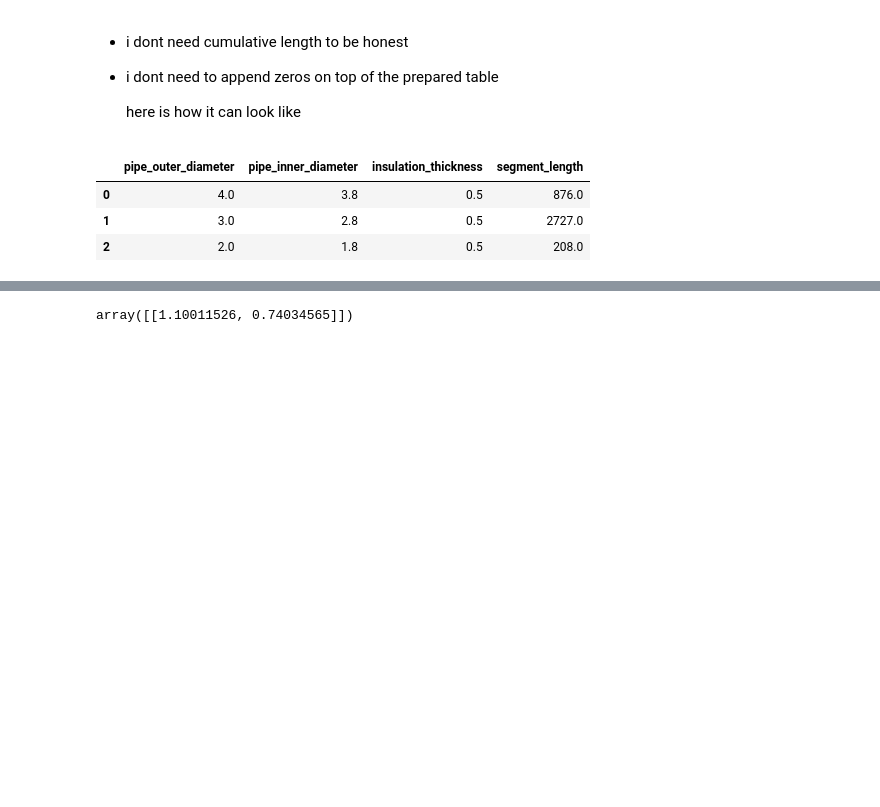
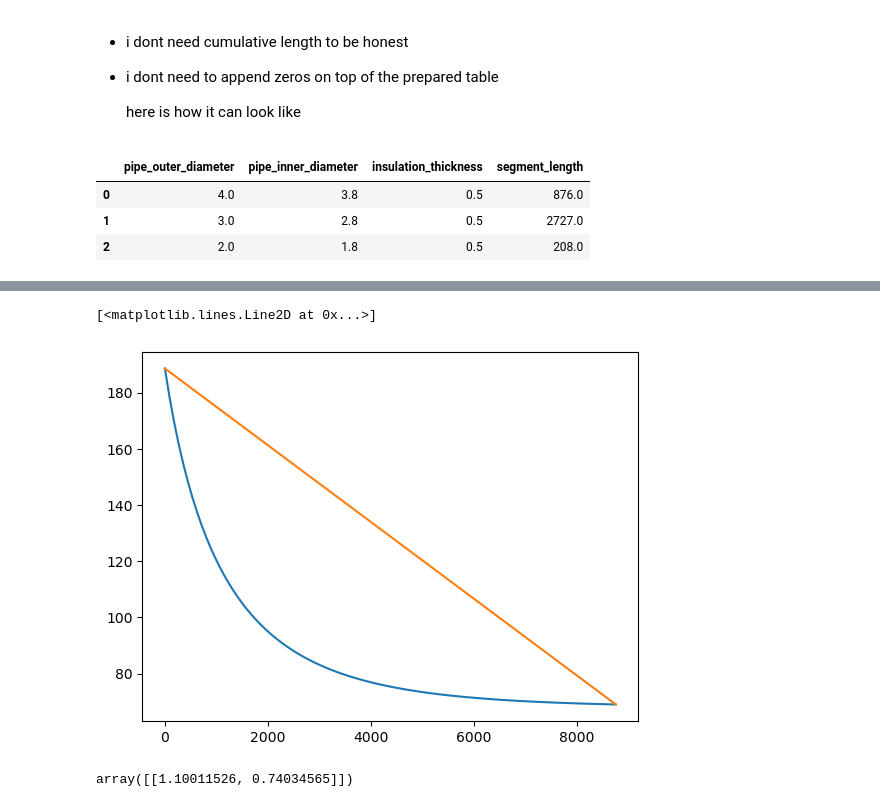
Before and after one commit to jack-sparrowh/heat_loss_on_piping, a Jupyter notebook: class approach.ipynb, the cells around one changed output, grey strips where cells are left out. Drawn from its saved outputs; the diff is of its cells as text; code cells hidden in the pictures; blank space fills up the shorter version.

```diff
--- a/class approach.ipynb
+++ b/class approach.ipynb
@@ -220,3 +236,9 @@ ps1.temperature_profile()
+# %%
+plt.plot(np.linspace(0, 8760, 100), ps1.temperature_profile(100).temp)
+plt.plot([0, 8760], ps1.temperature_profile().temp)
+# %% [output]
+[<matplotlib.lines.Line2D at 0x...>]
+[figure, added]
 # %%
 a.h_combined(100)
 # %% [output]
```
Also changed, not shown: parts of 6 cells of this notebook.
